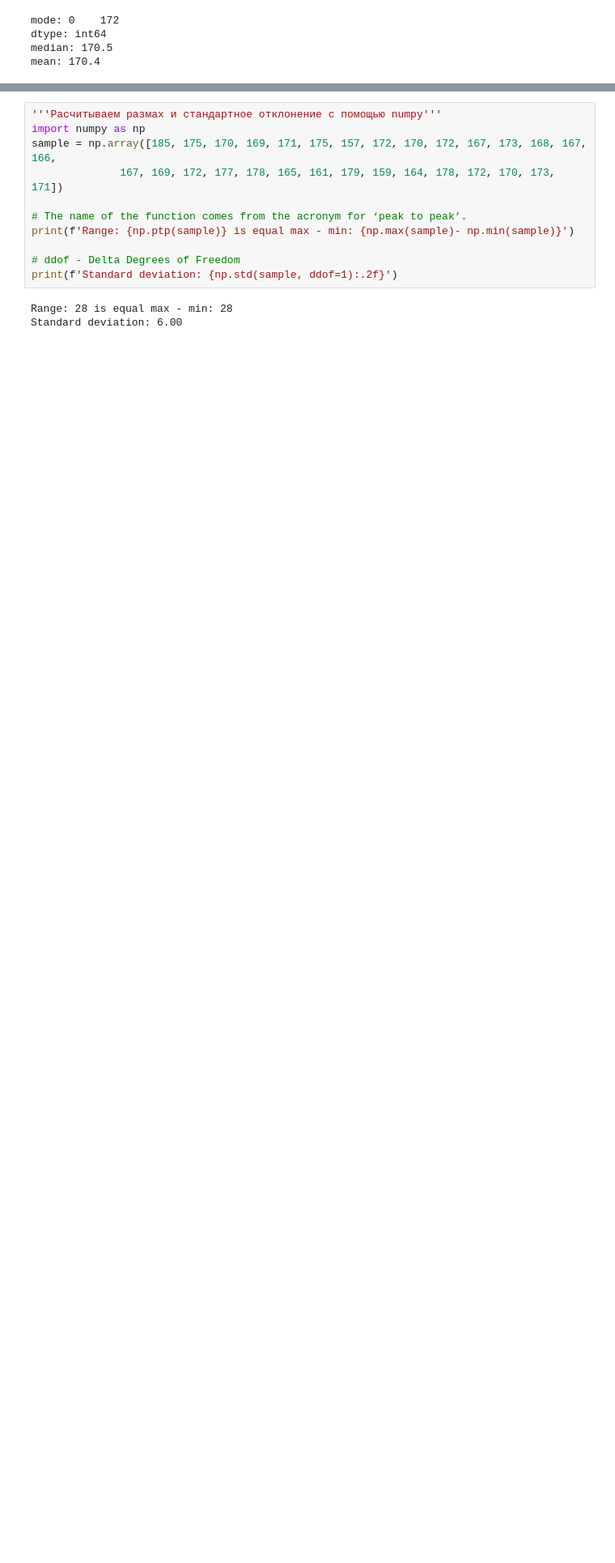
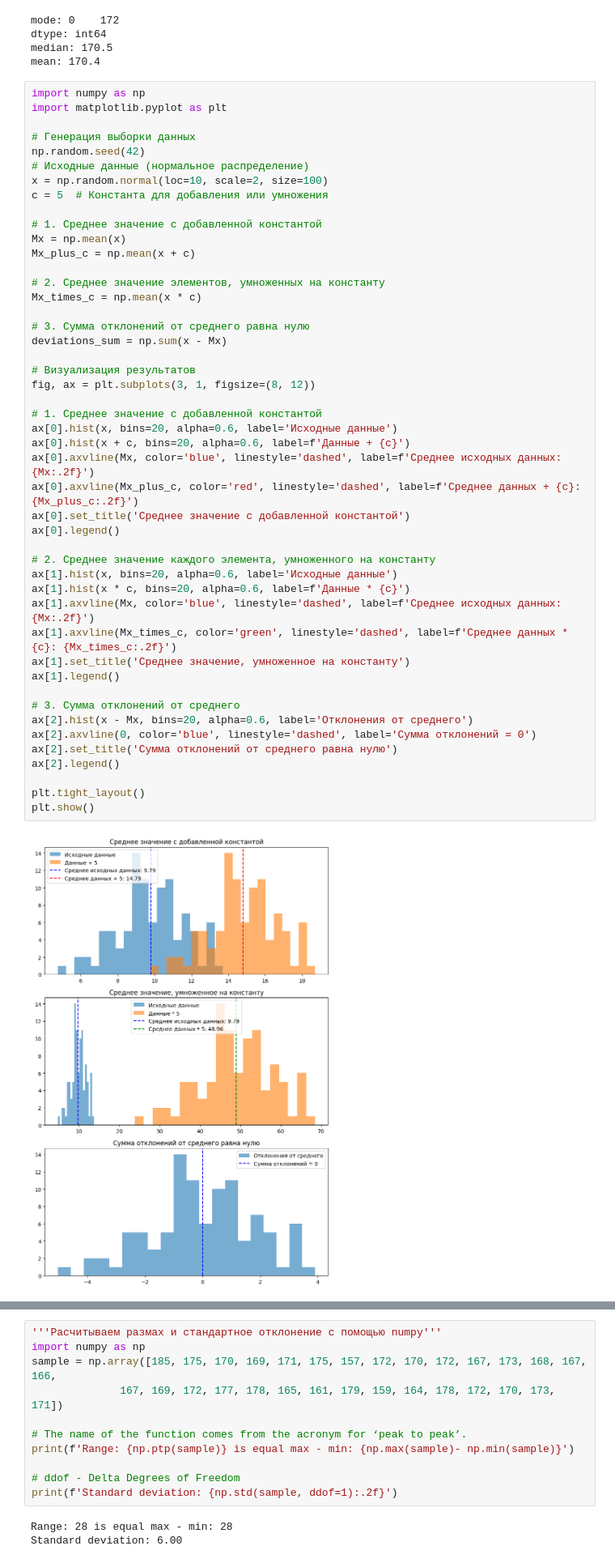
Before and after one commit to Verbasik/Master-of-Data-Science, a Jupyter notebook: Cookbook.ipynb, the cells around one changed output, grey strips where cells are left out. Shown at 81% size. Saved outputs shown, nothing was run; the diff lists cells and outputs as text; blank space fills up the shorter version.

```diff
--- a/Cookbook.ipynb
+++ b/Cookbook.ipynb
@@ -3517,6 +3517,55 @@ mode: 0    172
 dtype: int64
 median: 170.5
 mean: 170.4
+# %%
+import numpy as np
+import matplotlib.pyplot as plt
+
+# Генерация выборки данных
+np.random.seed(42)
+# Исходные данные (нормальное распределение)
+x = np.random.normal(loc=10, scale=2, size=100)
+c = 5  # Константа для добавления или умножения
+
+# 1. Среднее значение с добавленной константой
+Mx = np.mean(x)
+Mx_plus_c = np.mean(x + c)
+
+# 2. Среднее значение элементов, умноженных на константу
+Mx_times_c = np.mean(x * c)
+
+# 3. Сумма отклонений от среднего равна нулю
+deviations_sum = np.sum(x - Mx)
+
+# Визуализация результатов
+fig, ax = plt.subplots(3, 1, figsize=(8, 12))
+
+# 1. Среднее значение с добавленной константой
+ax[0].hist(x, bins=20, alpha=0.6, label='Исходные данные')
+ax[0].hist(x + c, bins=20, alpha=0.6, label=f'Данные + {c}')
+ax[0].axvline(Mx, color='blue', linestyle='dashed', label=f'Среднее исходных данных: {Mx:.2f}')
+ax[0].axvline(Mx_plus_c, color='red', linestyle='dashed', label=f'Среднее данных + {c}: {Mx_plus_c:.2f}')
+ax[0].set_title('Среднее значение с добавленной константой')
+ax[0].legend()
+
+# 2. Среднее значение каждого элемента, умноженного на константу
+ax[1].hist(x, bins=20, alpha=0.6, label='Исходные данные')
+ax[1].hist(x * c, bins=20, alpha=0.6, label=f'Данные * {c}')
+ax[1].axvline(Mx, color='blue', linestyle='dashed', label=f'Среднее исходных данных: {Mx:.2f}')
+ax[1].axvline(Mx_times_c, color='green', linestyle='dashed', label=f'Среднее данных * {c}: {Mx_times_c:.2f}')
+ax[1].set_title('Среднее значение, умноженное на константу')
+ax[1].legend()
+
+# 3. Сумма отклонений от среднего
+ax[2].hist(x - Mx, bins=20, alpha=0.6, label='Отклонения от среднего')
+ax[2].axvline(0, color='blue', linestyle='dashed', label='Сумма отклонений = 0')
+ax[2].set_title('Сумма отклонений от среднего равна нулю')
+ax[2].legend()
+
+plt.tight_layout()
+plt.show()
+# %% [output]
+[figure, added]
 # %% [markdown]
 ## **Меры изменчивости** (размах, дисперсия, квартили)
 
```
Also changed, not shown: parts of 4 cells of this notebook, 19 other files.
